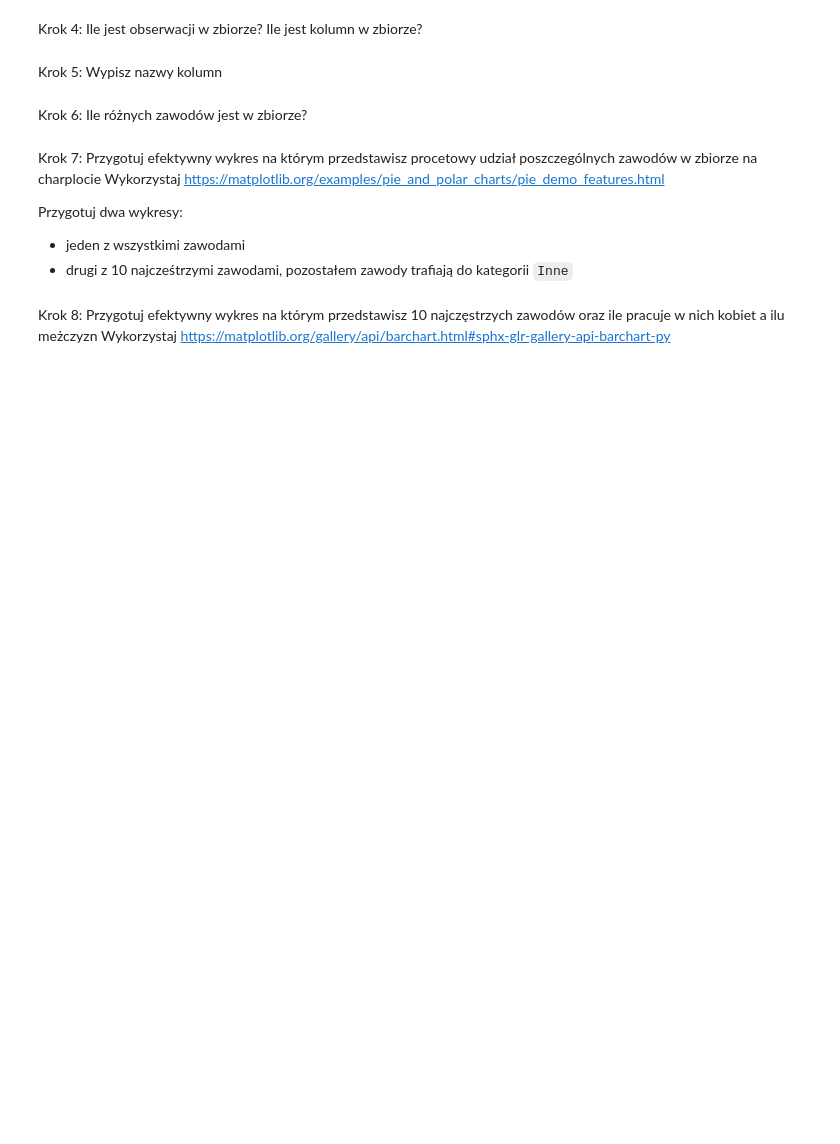
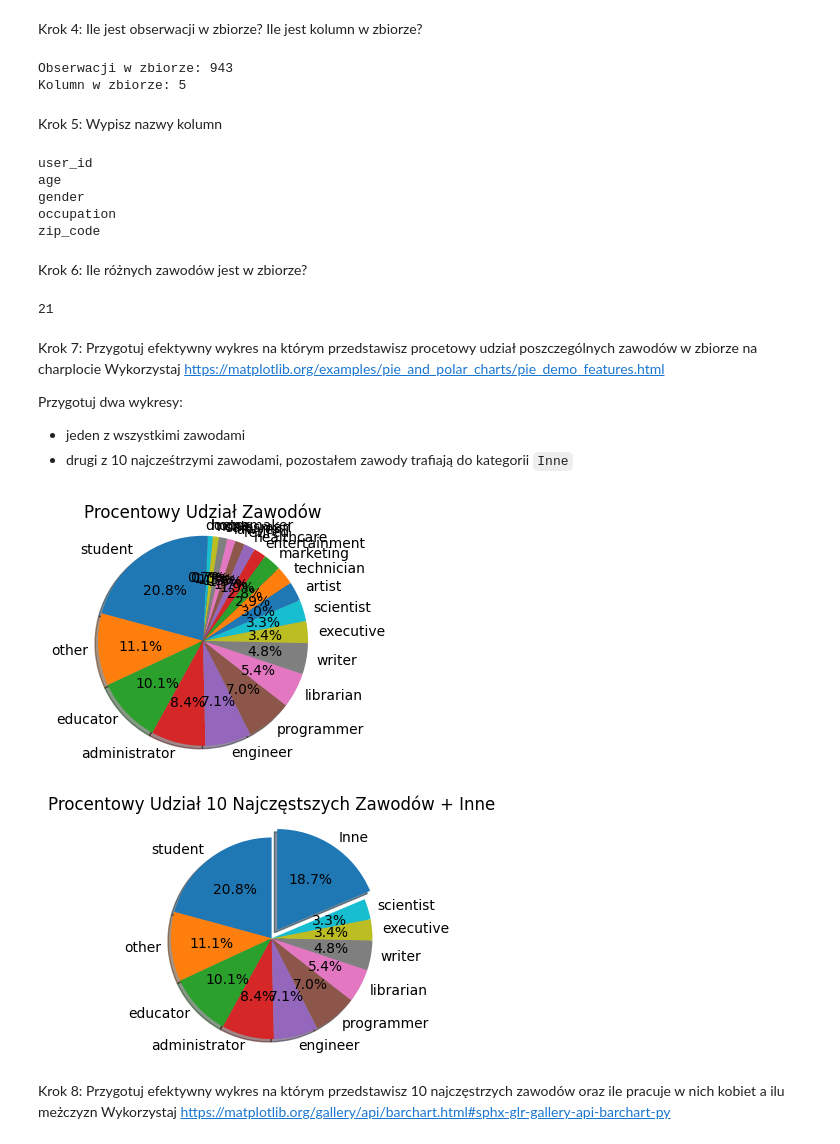
Before and after one commit to sit3kk/Effective_python_solutions, a Jupyter notebook: lab12.ipynb, the cells around one changed output. Drawn from its saved outputs; the diff is of its cells as text; code cells hidden in the pictures; blank space fills up the shorter version.

```diff
--- a/lab12.ipynb
+++ b/lab12.ipynb
@@ -66,5 +177,7 @@ Krok 10:
 ## Część II
 # %% [markdown]
 Krok 1: Wczytaj dane
+# %%
+df = pd.read_csv("lab12_files/ocupation.csv", delimiter='|')
 # %% [markdown]
 Krok 2: Podejrzyj pierwsze 25 rekordów
@@ -73,9 +220,28 @@ Krok 3: Podejrzyj ostatnie 10 rekordów
 # %% [markdown]
 Krok 4: Ile jest obserwacji w zbiorze? Ile jest kolumn w zbiorze?
+# %%
+print("Obserwacji w zbiorze:" , len(df))
+print("Kolumn w zbiorze:" , len(df.columns))
+# %% [output]
+Obserwacji w zbiorze: 943
+Kolumn w zbiorze: 5
 # %% [markdown]
 Krok 5: Wypisz nazwy kolumn
+# %%
+for name in df.columns:
+    print(name)
+# %% [output]
+user_id
+age
+gender
+occupation
+zip_code
 # %% [markdown]
 Krok 6: Ile różnych zawodów jest w zbiorze?
+# %%
+len(df.value_counts('occupation'))
+# %% [output]
+21
 # %% [markdown]
 Krok 7: Przygotuj efektywny wykres na którym przedstawisz procetowy udział poszczególnych zawodów w zbiorze na charplocie
 Wykorzystaj https://matplotlib.org/examples/pie_and_polar_charts/pie_demo_features.html
@@ -83,6 +249,29 @@ Wykorzystaj https://matplotlib.org/examples/pie_and_polar_charts/pie_demo_featur
 Przygotuj dwa wykresy:
 - jeden z wszystkimi zawodami
 - drugi z 10 najcześtrzymi zawodami, pozostałem zawody trafiają do kategorii `Inne`
+# %%
+occupation_counts = df['occupation'].value_counts()
+
+plt.figure(figsize=(4, 3))
+plt.pie(occupation_counts, labels=occupation_counts.index, autopct='%1.1f%%', startangle=90, shadow=True)
+plt.title('Procentowy Udział Zawodów')
+plt.axis('equal')
+plt.show()
+
+top_occupations = occupation_counts[:10]
+other_count = occupation_counts[10:].sum()
+top_occupations['Inne'] = other_count
+
+explode = [0] * 10 + [0.1]
+
+plt.figure(figsize=(4, 3))
+plt.pie(top_occupations, explode=explode, labels=top_occupations.index, autopct='%1.1f%%', startangle=90, shadow=True)
+plt.title('Procentowy Udział 10 Najczęstszych Zawodów + Inne')
+plt.axis('equal')
+plt.show()
+# %% [output]
+[figure, added]
+[figure, added]
 # %% [markdown]
 Krok 8: Przygotuj efektywny wykres na którym przedstawisz 10 najczęstrzych zawodów oraz ile pracuje w nich kobiet a ilu meżczyzn
 Wykorzystaj https://matplotlib.org/gallery/api/barchart.html#sphx-glr-gallery-api-barchart-py
```
Also changed, not shown: parts of 12 cells of this notebook, 2 other files.
